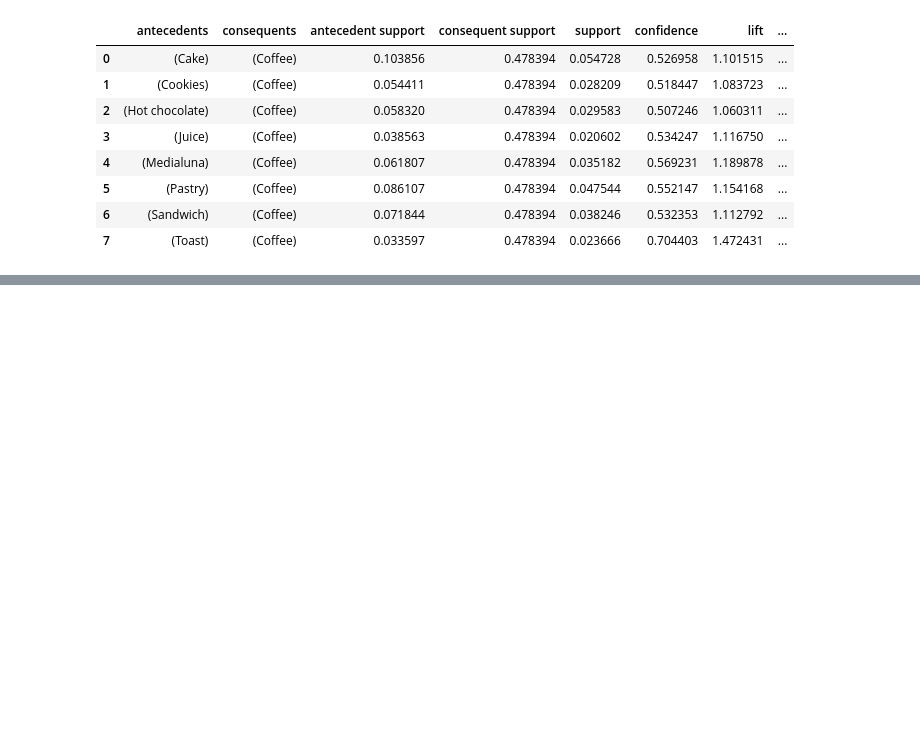
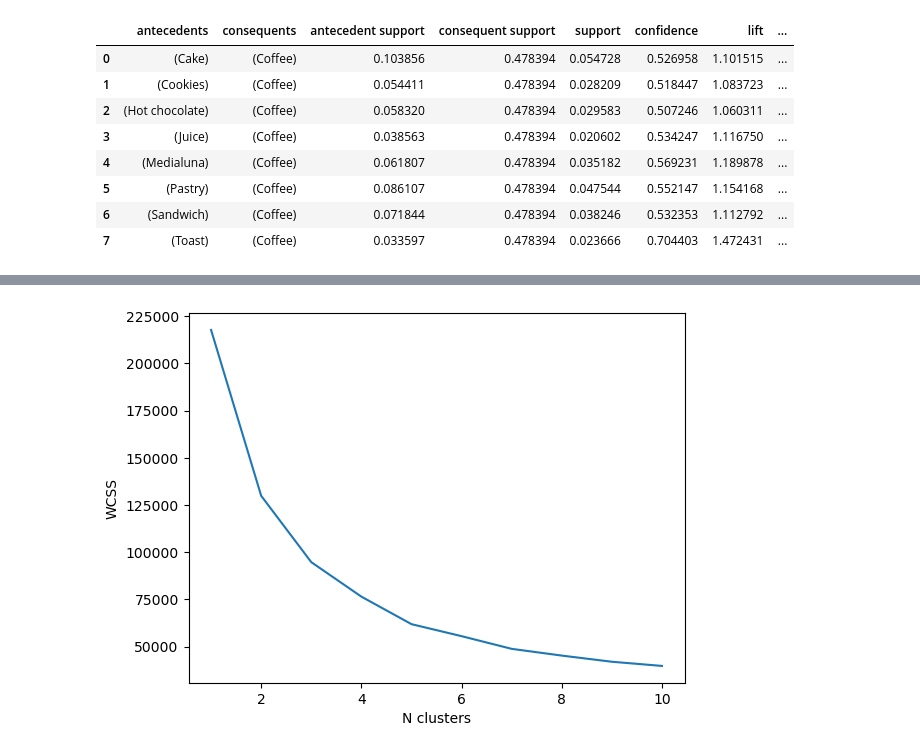
Before and after one commit to HiagoW/Alura-DataScience-Challenge, a Jupyter notebook: week_3/Non supervised learning.ipynb, the cells around one changed output, grey strips where cells are left out. Drawn from its saved outputs; the diff is of its cells as text; code cells hidden in the pictures; blank space fills up the shorter version.

Commit message:
KMeans

```diff
--- a/week_3/Non supervised learning.ipynb
+++ b/week_3/Non supervised learning.ipynb
@@ -135,0 +197,3 @@ regras_apriori
+# %%
+X = dados_lab.iloc[:, range(16)].values
+X
@@ -135,0 +216,4 @@ regras_apriori
+# %%
+scaler = StandardScaler()
+# %%
+X_normalizado = scaler.fit_transform(X)
@@ -135,0 +256,6 @@ regras_apriori
+# %%
+wcss = []
+for i in range(1,11):
+    kmeans_dados_e = KMeans(n_clusters=i, random_state=42)
+    kmeans_dados_e.fit(X_normalizado)
+    wcss.append(kmeans_dados_e.inertia_)
@@ -135,0 +278,7 @@ regras_apriori
+# %%
+plt.plot(range(1,11), wcss)
+plt.xlabel('N clusters')
+plt.ylabel('WCSS')
+plt.show()
+# %% [output]
+[figure, added]
```
Also changed, not shown: parts of 29 cells of this notebook, 1 other file.
